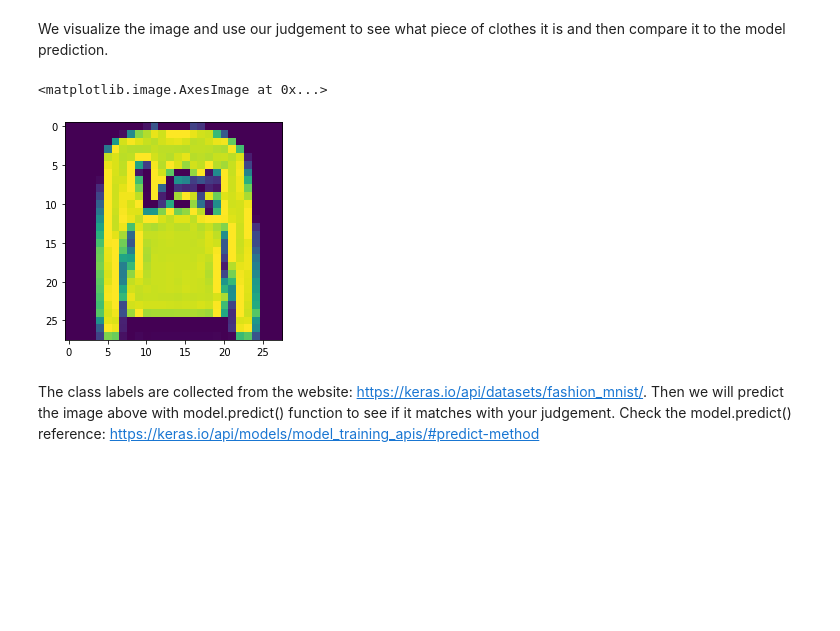
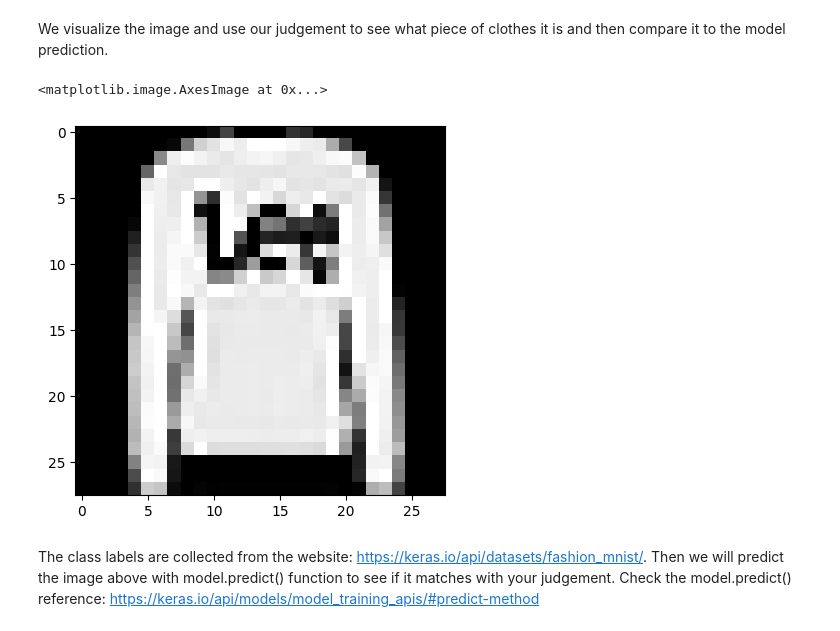
Before and after one commit to BaosenZ/amoeba-detection, a Jupyter notebook: section1_imageClassificationWithML/Example_ClothesClassification.ipynb, the cells around one changed output. Drawn from its saved outputs; the diff is of its cells as text; code cells hidden in the pictures; blank space fills up the shorter version.

```diff
--- a/section1_imageClassificationWithML/Example_ClothesClassification.ipynb
+++ b/section1_imageClassificationWithML/Example_ClothesClassification.ipynb
@@ -156,15 +159,13 @@ plt.show()
 We visualize the image and use our judgement to see what piece of clothes it is and then compare it to the model prediction.
 # %%
 # Visualize one image, X_test[x]. Here we choose X_test[1]. You can choose any of the images among all test dataset (10,000 images)
-from keras.applications.imagenet_utils import decode_predictions
-from keras.preprocessing import image
 
 inference_image_number = 1  # Choose the number from 0-9,999 (amount of test dataset)!
 img1 = X_test[inference_image_number]
-plt.imshow(img1)
+plt.imshow(img1, cmap='gray')
 # %% [output]
 <matplotlib.image.AxesImage at 0x...>
-[figure, old version]
+[figure, new version]
 # %% [markdown]
 The class labels are collected from the website: https://keras.io/api/datasets/fashion_mnist/. Then we will predict the image above with model.predict() function to see if it matches with your judgement. Check the model.predict() reference: https://keras.io/api/models/model_training_apis/#predict-method
 # %%
```
Also changed, not shown: parts of 7 cells of this notebook, 2 other files.
